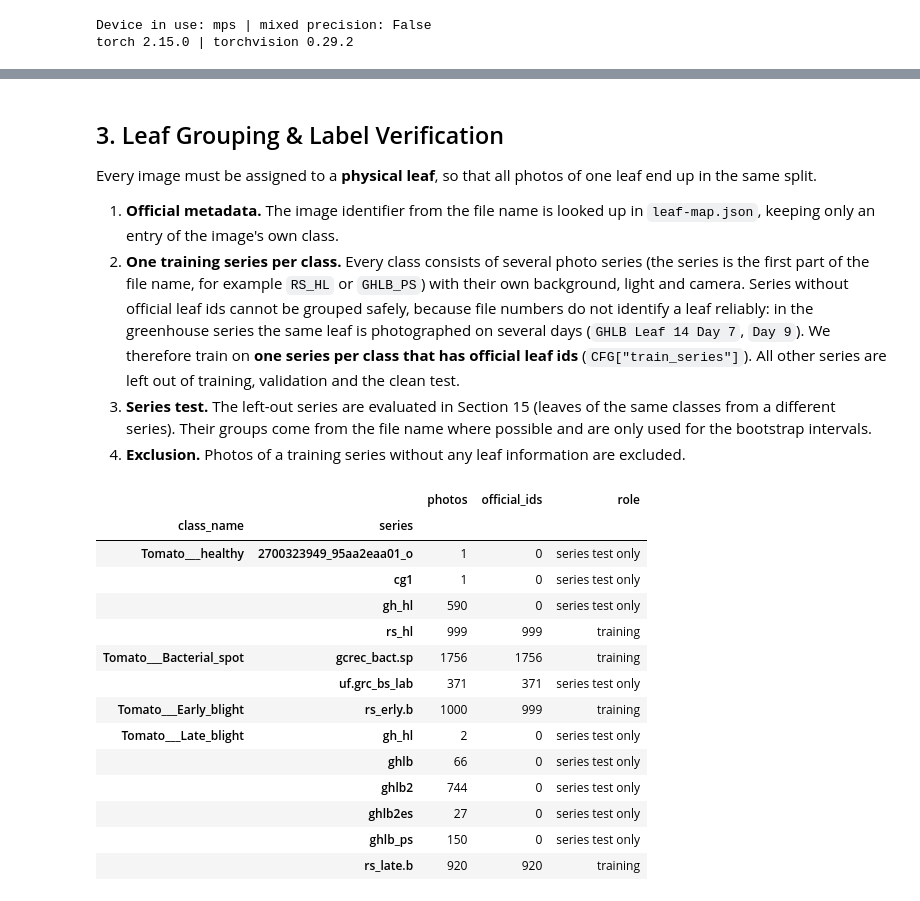
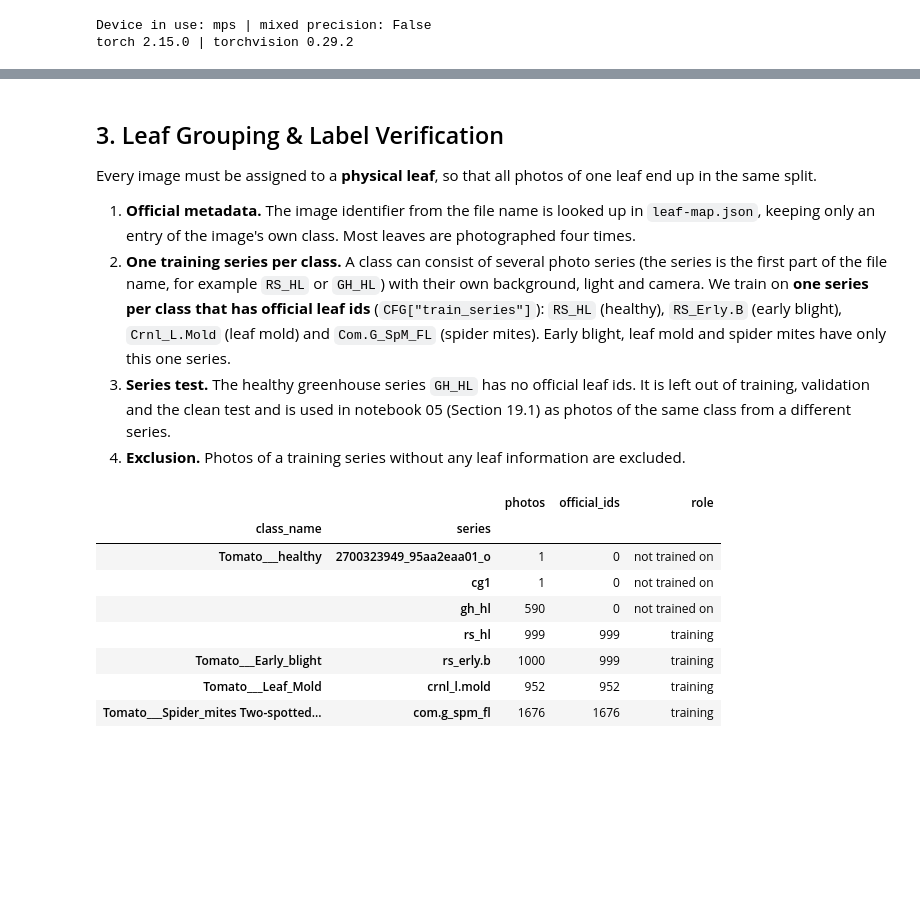
Before and after one commit to zichengs/COMP7015_AI_Group_Project5, a Jupyter notebook: 01_data.ipynb, the cells around one changed output, grey strips where cells are left out. Saved outputs shown, nothing was run; the diff lists cells and outputs as text; code cells hidden in the pictures; blank space fills up the shorter version.

```diff
--- a/01_data.ipynb
+++ b/01_data.ipynb
@@ -116,35 +106,29 @@ raw/segmented/Tomato___Late_blight       1909 images
 
 Every image must be assigned to a **physical leaf**, so that all photos of one leaf end up in the same split.
 
-1. **Official metadata.** The image identifier from the file name is looked up in `leaf-map.json`, keeping only an entry of the image's own class.
-2. **One training series per class.** Every class consists of several photo series (the series is the first part of the file name, for example `RS_HL` or `GHLB_PS`) with their own background, light and camera. Series without official leaf ids cannot be grouped safely, because file numbers do not identify a leaf reliably: in the greenhouse series the same leaf is photographed on several days (`GHLB Leaf 14 Day 7`, `Day 9`). We therefore train on **one series per class that has official leaf ids** (`CFG["train_series"]`). All other series are left out of training, validation and the clean test.
-3. **Series test.** The left-out series are evaluated in Section 15 (leaves of the same classes from a different series). Their groups come from the file name where possible and are only used for the bootstrap intervals.
+1. **Official metadata.** The image identifier from the file name is looked up in `leaf-map.json`, keeping only an entry of the image's own class. Most leaves are photographed four times.
+2. **One training series per class.** A class can consist of several photo series (the series is the first part of the file name, for example `RS_HL` or `GH_HL`) with their own background, light and camera. We train on **one series per class that has official leaf ids** (`CFG["train_series"]`): `RS_HL` (healthy), `RS_Erly.B` (early blight), `Crnl_L.Mold` (leaf mold) and `Com.G_SpM_FL` (spider mites). Early blight, leaf mold and spider mites have only this one series.
+3. **Series test.** The healthy greenhouse series `GH_HL` has no official leaf ids. It is left out of training, validation and the clean test and is used in notebook 05 (Section 19.1) as photos of the same class from a different series.
 4. **Exclusion.** Photos of a training series without any leaf information are excluded.
 # %%
 # leaf ids from leaf-map.json, training series vs. left-out series (plantdisease/data.py: load_records)
 leaf_map, all_df, df, other_df = load_records()
 
 all_df.groupby(["class_name", "series"]).agg(
     photos=("path", "size"),
     official_ids=("source", lambda s: int((s == "leaf map").sum())),
-    role=("training_series", lambda s: "training" if s.all() else "series test only"),
+    role=("training_series", lambda s: "training" if s.all() else "not trained on"),
 ).loc[CLASSES]
 # %% [output]
 |  |  | photos | official_ids | role |
 | class_name | series |  |  |  |
-| Tomato___healthy | 2700323949_95aa2eaa01_o | 1 | 0 | series test only |
-|  | cg1 | 1 | 0 | series test only |
-|  | gh_hl | 590 | 0 | series test only |
+| Tomato___healthy | 2700323949_95aa2eaa01_o | 1 | 0 | not trained on |
+|  | cg1 | 1 | 0 | not trained on |
+|  | gh_hl | 590 | 0 | not trained on |
 |  | rs_hl | 999 | 999 | training |
-| Tomato___Bacterial_spot | gcrec_bact.sp | 1756 | 1756 | training |
-|  | uf.grc_bs_lab | 371 | 371 | series test only |
 | Tomato___Early_blight | rs_erly.b | 1000 | 999 | training |
-| Tomato___Late_blight | gh_hl | 2 | 0 | series test only |
-|  | ghlb | 66 | 0 | series test only |
-|  | ghlb2 | 744 | 0 | series test only |
-|  | ghlb2es | 27 | 0 | series test only |
-|  | ghlb_ps | 150 | 0 | series test only |
-|  | rs_late.b | 920 | 920 | training |
+| Tomato___Leaf_Mold | crnl_l.mold | 952 | 952 | training |
+| Tomato___Spider_mites Two-spotted... | com.g_spm_fl | 1676 | 1676 | training |
 # %%
 # Label check (all photos, before any filtering): the class stored in the leaf map must agree with the folder label
 map_classes = all_df["key"].map(
```
Also changed, not shown: parts of 25 cells of this notebook, 23 other files.
